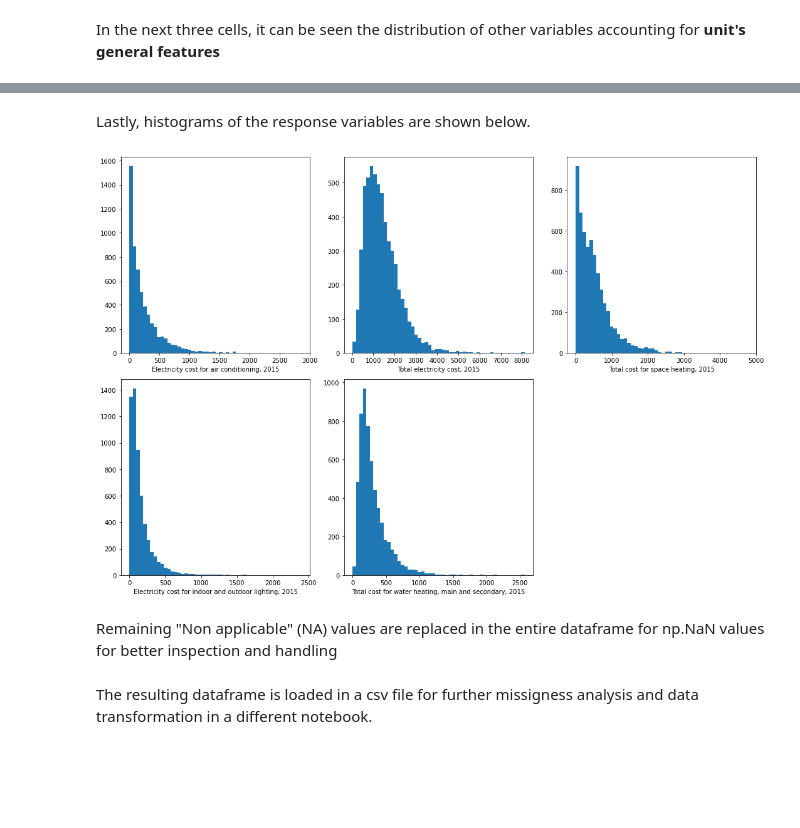
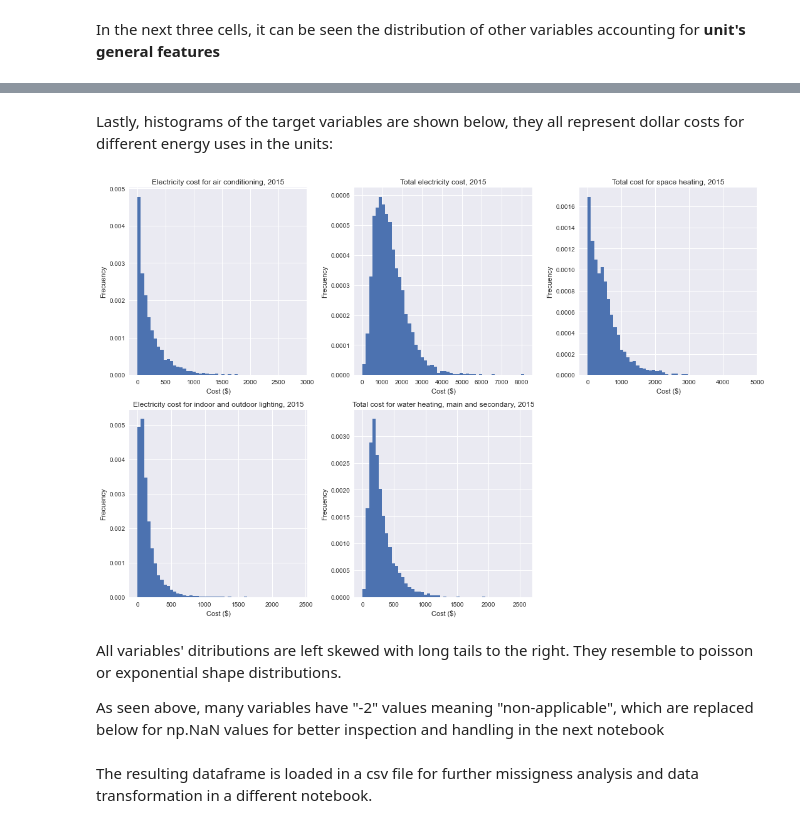
Before and after one commit to jvrnuno/Capstone-2, a Jupyter notebook: notebooks/1A_JNT_collection_and_inspection.ipynb, the cells around one changed output, grey strips where cells are left out. Cells and saved outputs as stored; diff of their text form; code cells hidden in the pictures; blank space fills up the shorter version.

```diff
--- a/notebooks/1A_JNT_collection_and_inspection.ipynb
+++ b/notebooks/1A_JNT_collection_and_inspection.ipynb
@@ -289 +299,5 @@ def Pmf(series, Title):
+# %%
+# Set visual style for graphs
+
+plt.style.use('seaborn')
 # %% [markdown]
@@ -359,7 +379,0 @@ I will replace "Non Applicable" (NA) values in non numeric categories above by N
-# %%
-# Replace all Not Applicable (NA) values for NaN
-
-df['COOLTYPE'].replace('NA', np.nan, inplace=True)
-df['EQUIPM'].replace('NA', np.nan, inplace=True)
-df['EQUIPAGE'].replace('NA', np.nan, inplace=True)
-df['FUELHEAT'].replace('NA', np.nan, inplace=True)
@@ -436,3 +455 @@ plt.show()
-# %%
-df['STORIES'].replace('NA', np.nan, inplace=True)
 # %% [markdown]
@@ -457,3 +474 @@ plt.show()
-# %%
-df['ROOFTYPE'].replace('NA', np.nan, inplace=True)
 # %% [markdown]
@@ -478,36 +493,48 @@ plt.show()
 # %% [markdown]
-Lastly, histograms of the response variables are shown below.
+Lastly, histograms of the target variables are shown below, they all represent dollar costs for different energy uses in the units:
 # %%
 # Plot histograms of utility dollar spending
 
 fig = plt.figure(figsize=(15,10), dpi=72)
 
 plt.subplot(2,3,1)
-plt.hist(df['DOLELCOL'], bins=50)
-plt.xlabel('Electricity cost for air conditioning, 2015')
+plt.hist(df['DOLELCOL'], bins=50, density=True)
+plt.title('Electricity cost for air conditioning, 2015')
+plt.xlabel('Cost ($)')
+plt.ylabel('Frecuency')
 
 plt.subplot(2,3,2)
-plt.hist(df['DOLLAREL'], bins=50)
-plt.xlabel('Total electricity cost, 2015')
+plt.hist(df['DOLLAREL'], bins=50, density=True)
+plt.title('Total electricity cost, 2015')
+plt.xlabel('Cost ($)')
+plt.ylabel('Frecuency')
 
 plt.subplot(2,3,3)
-plt.hist(df['TOTALDOLSPH'], bins=50)
-plt.xlabel('Total cost for space heating, 2015')
+plt.hist(df['TOTALDOLSPH'], bins=50, density=True)
+plt.title('Total cost for space heating, 2015')
+plt.xlabel('Cost ($)')
+plt.ylabel('Frecuency')
 
 plt.subplot(2,3,4)
-plt.hist(df['DOLELLGT'], bins=50)
-plt.xlabel('Electricity cost for indoor and outdoor lighting, 2015')
+plt.hist(df['DOLELLGT'], bins=50, density=True)
+plt.title('Electricity cost for indoor and outdoor lighting, 2015')
+plt.xlabel('Cost ($)')
+plt.ylabel('Frecuency')
 
 plt.subplot(2,3,5)
-plt.hist(df['TOTALDOLWTH'], bins=50)
-plt.xlabel('Total cost for water heating, main and secondary, 2015')
+plt.hist(df['TOTALDOLWTH'], bins=50, density=True)
+plt.title('Total cost for water heating, main and secondary, 2015')
+plt.xlabel('Cost ($)')
+plt.ylabel('Frecuency')
 
 plt.tight_layout()
 plt.show()
 # %% [output]
-[figure, old version]
+[figure, new version]
-# %% [markdown]
-Remaining "Non applicable" (NA) values are replaced in the entire dataframe for np.NaN values for better inspection and handling
+# %% [markdown]
+All variables' ditributions are left skewed with long tails to the right. They resemble to poisson or exponential shape distributions.
+
+As seen above, many variables have "-2" values meaning "non-applicable", which are replaced below for np.NaN values for better inspection and handling in the next notebook
 # %%
 # Replace -2 (non applicable) values in numeric variables
 
```
Also changed, not shown: parts of 29 cells of this notebook, 3 other files.
